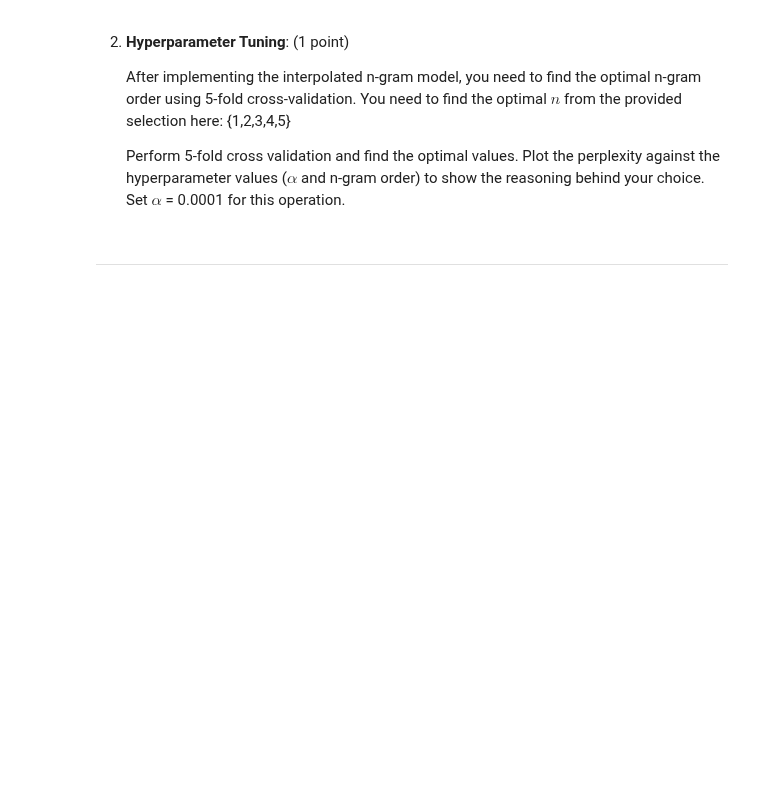
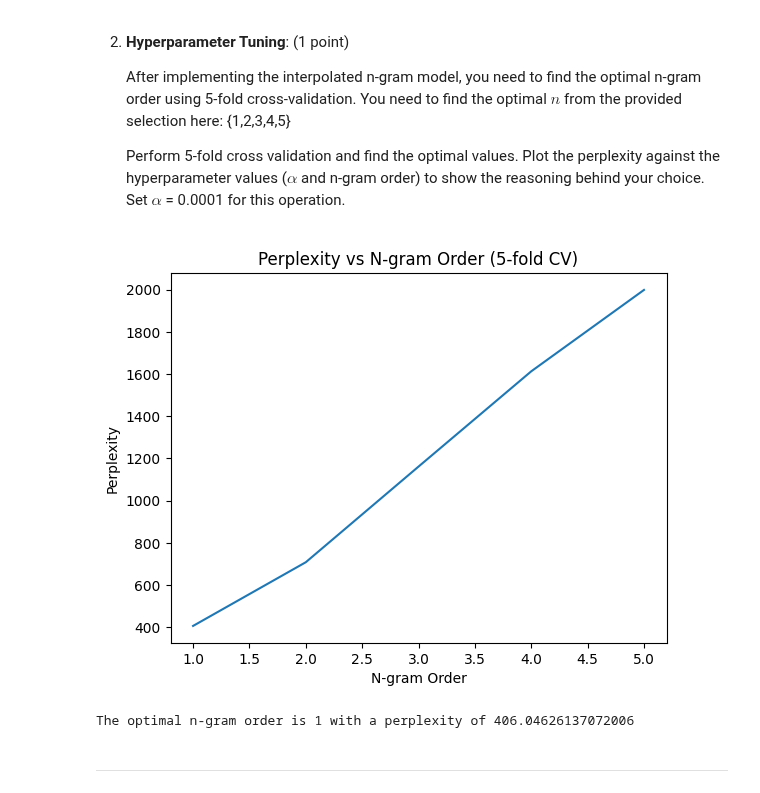
Before and after one commit to Maxewang0220/SNLP, a Jupyter notebook: Assignment_6/Assignment6.ipynb, the cells around one changed output. Saved outputs shown, nothing was run; the diff lists cells and outputs as text; code cells hidden in the pictures; blank space fills up the shorter version.

```diff
--- a/Assignment_6/Assignment6.ipynb
+++ b/Assignment_6/Assignment6.ipynb
@@ -56,10 +56,10 @@ from tqdm.notebook import tqdm ##install tqdm if not available
     Once complete, run it on the supplied parameters ($\alpha = 0.0001$ and $n=3$) and report the perplexity.
 # %%
 # Import the necessary module
-import exercise_3_solutions
+import exercise_3
 
 # Reload the module to reflect any changes made to the file
-exercise_3 = reload(exercise_3_solutions)
+exercise_3 = reload(exercise_3)
 
 # Load and preprocess the data. The maximum n-gram order is set to 10.
 corpus = exercise_3.load_and_preprocess_data(max_ngram_order=10)
@@ -98,7 +103,7 @@ num_folds = 5
 fold_size = len(corpus) // num_folds
 ppl_per_order = []
 
-for ngram_ in tqdm(range(1, 5), desc="N-gram order"):
+for ngram_ in tqdm(range(1, 6), desc="N-gram order"):
     fold_ppls = []
     for fold in tqdm(range(num_folds), desc=f"Folds for n={ngram_}", leave=False):
         # Split indices for test and train
@@ -106,34 +111,37 @@ for ngram_ in tqdm(range(1, 5), desc="N-gram order"):
         test_end = (fold + 1) * fold_size if fold < num_folds - 1 else len(corpus)
         test_indices = list(range(test_start, test_end))
         train_indices = [i for i in range(len(corpus)) if i not in test_indices]
 
         train = [corpus[i] for i in train_indices]
         test = [corpus[i] for i in test_indices]
 
         vocab = exercise_3.make_vocab(train, 5000)
         vocabulary_restricted_train = exercise_3.restrict_vocab(train, vocab)
         vocabulary_restricted_test = exercise_3.restrict_vocab(test, vocab)
 
         interpolated_model = exercise_3.Interpolated_Model(
             train_sents=vocabulary_restricted_train,
             test_sents=vocabulary_restricted_test,
             alpha=0.0001,
             order=ngram_
         )
         fold_ppls.append(interpolated_model.perplexity())
     ppl_per_order.append(np.mean(fold_ppls))
 
-plt.plot(range(1, 10), ppl_per_order)
+plt.plot(range(1, 6), ppl_per_order)
 plt.xlabel('N-gram Order')
 plt.ylabel('Perplexity')
 plt.title('Perplexity vs N-gram Order (5-fold CV)')
 plt.show()
 
 optimal_index = np.argmin(ppl_per_order)
 optimal_order = list(range(1, 10))[optimal_index]
 optimal_perplexity = ppl_per_order[optimal_index]
 
 print(f"The optimal n-gram order is {optimal_order} with a perplexity of {optimal_perplexity}")
+# %% [output]
+[figure, added]
+The optimal n-gram order is 1 with a perplexity of 406.04626137072006
 # %% [markdown]
 ---
 # %% [markdown]
```
Also changed, not shown: parts of 3 cells of this notebook, 1 other file.
